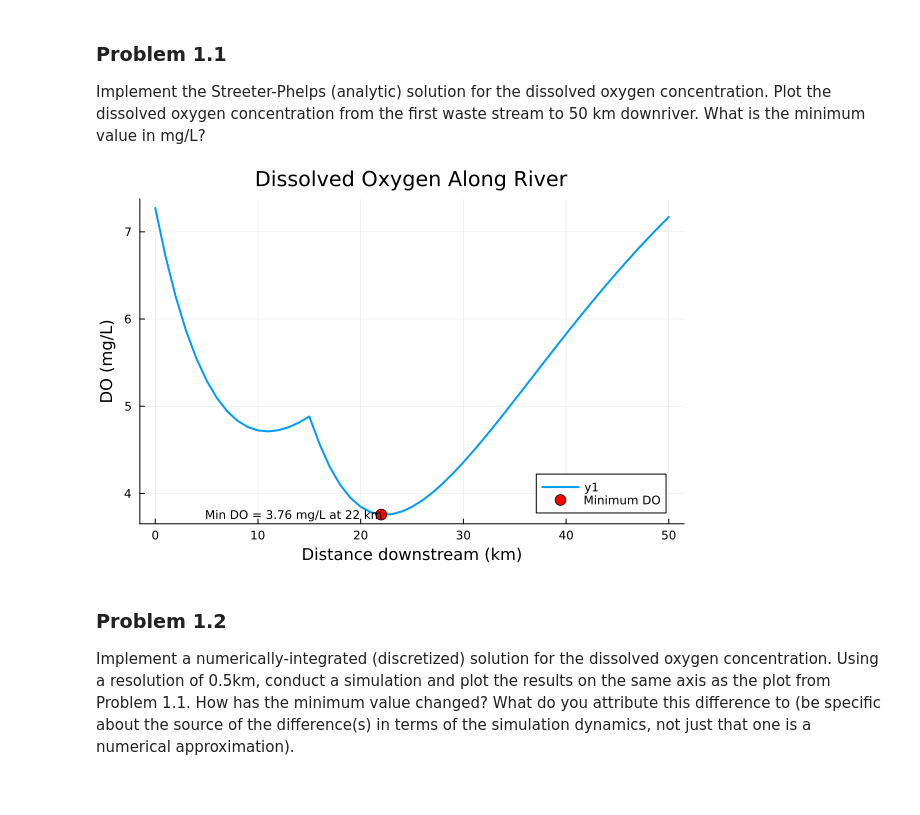
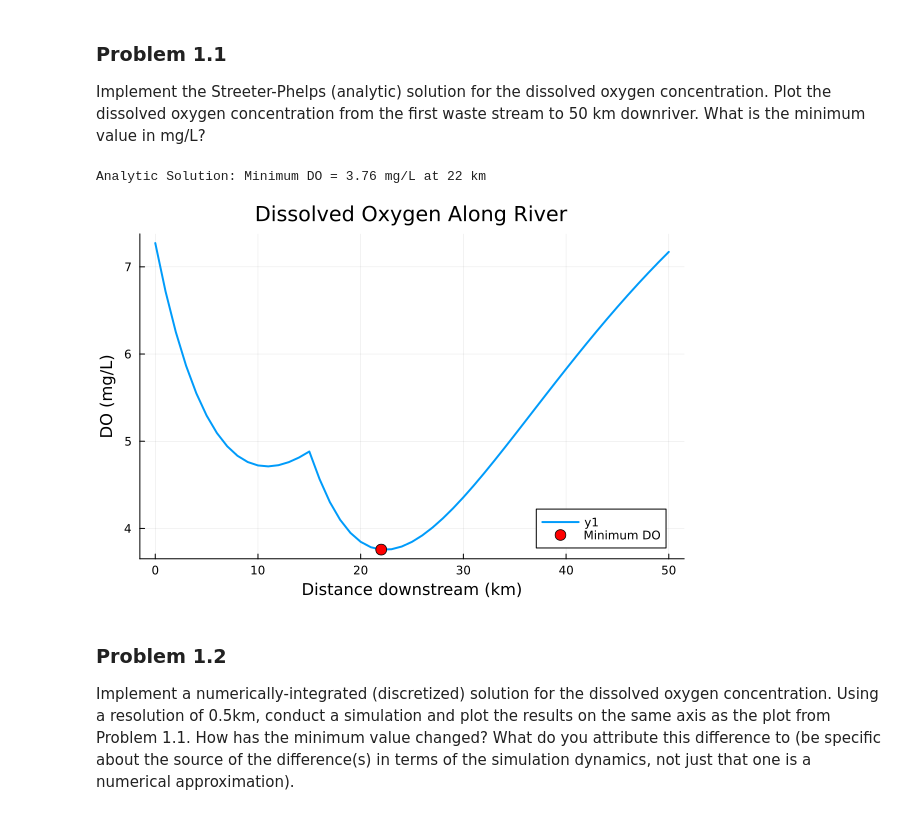
Before and after one commit to BEE4750-FA25/hw3-sarah-nathan-1, a Jupyter notebook: hw03.ipynb, the cells around one changed output. Cells and saved outputs as stored; diff of their text form; code cells hidden in the pictures.

Commit message:
1.1 Plot Updated

```diff
--- a/hw03.ipynb
+++ b/hw03.ipynb
@@ -114,38 +114,42 @@ NBOD_first  = NBOD_0  * exp(-kn * 15 / v)
 # Mixing with wastewater stream 2
 DO_1 = (Q_mix*DO_first + Q2*DO2)  / (Q_mix + Q2)
 NBOD_1 = (Q_mix*NBOD_first + Q2*NBOD2)  / (Q_mix + Q2)
 CBOD_1 = (Q_mix*CBOD_first + Q2*CBOD2)  / (Q_mix + Q2)
 
 # Plot for 0 to 50 km
 xs = 0:1:50
 DO_vals = Float64[]
 
 for i in xs
     if i <= 15
         push!(DO_vals, decay(i, v, DO_0, CBOD_0, NBOD_0))
     else
         push!(DO_vals, decay(i - 15, v, DO_1, CBOD_1, NBOD_1))
     end
 end
 
+# Identify and plot minimum DO
+min_DO, index = findmin(DO_vals)
+min_x = xs[index]
+
+println("Analytic Solution: Minimum DO = $(round(min_DO, digits=2)) mg/L at $(min_x) km")
+
 # plot the DO profile
 plot(xs, DO_vals,
      xlabel="Distance downstream (km)",
      ylabel="DO (mg/L)",
      title="Dissolved Oxygen Along River",
      lw=2)
 
-# Identify and plot minimum DO
-min_DO, index = findmin(DO_vals)
-min_x = xs[index]
 scatter!([min_x], [min_DO],
          color=:red,
          markersize=:6,
          label="Minimum DO")
 
-annotate!([(min_x, min_DO, text("Min DO = $(round(min_DO, digits=2)) mg/L at $(min_x) km", :right, 8))])
+# annotate!([(min_x, min_DO, text("Min DO = $(round(min_DO, digits=2)) mg/L at $(min_x) km", :right, 8))])
 # %% [output]
+Analytic Solution: Minimum DO = 3.76 mg/L at 22 km
-[figure, old version]
+[figure, new version]
 # %% [markdown]
 ### Problem 1.2
 
```
